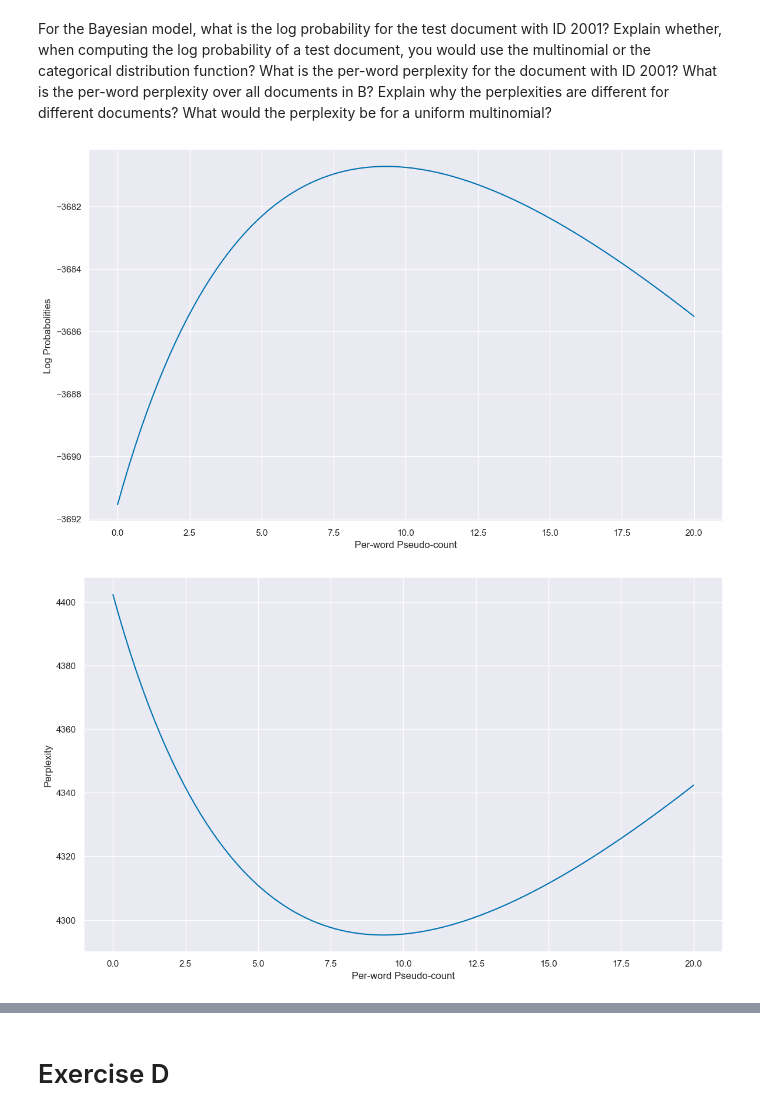
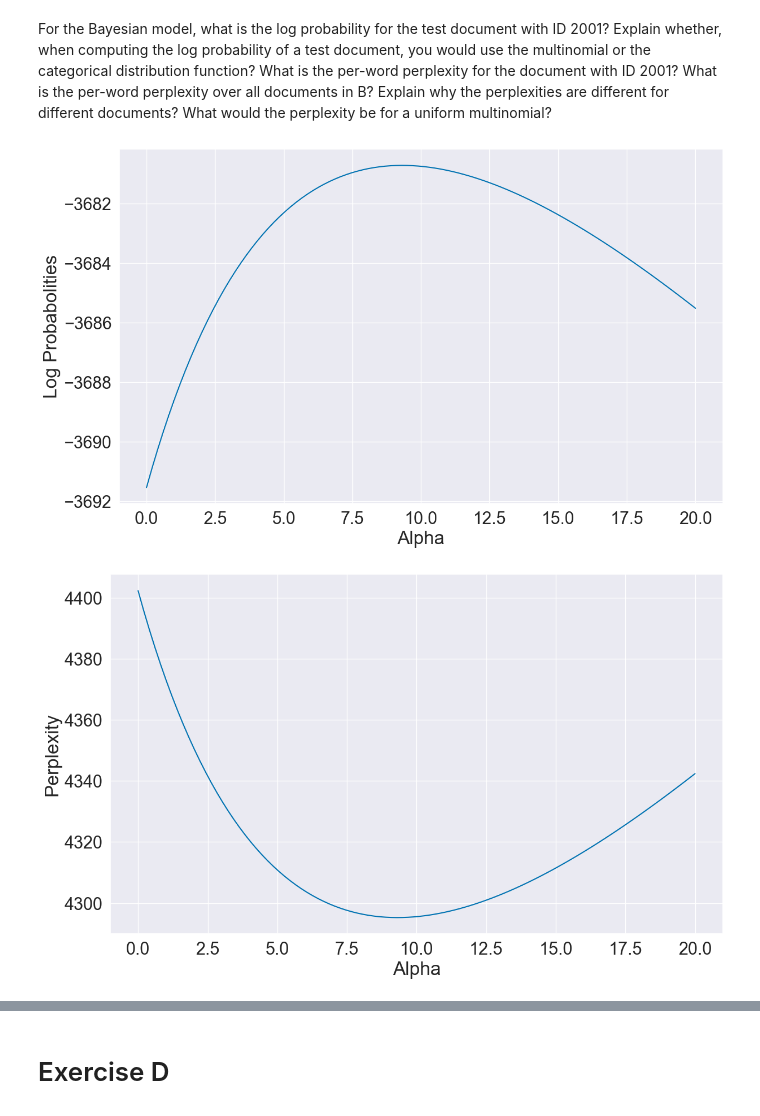
Before and after one commit to ofs416/Probabilistic_Machine_Learning, a Jupyter notebook: Coursework3/coursework3.ipynb, the cells around one changed output, grey strips where cells are left out. Saved outputs shown, nothing was run; the diff lists cells and outputs as text; code cells hidden in the pictures.

```diff
--- a/Coursework3/coursework3.ipynb
+++ b/Coursework3/coursework3.ipynb
@@ -9,7 +9,8 @@ from bmm import BMM
 from lda import LDA
 
 import seaborn as sns
-sns.set(rc={'figure.figsize':(14,8.27)})
+sns.set(rc={'figure.figsize':(14,8.27)}, font_scale=2)
+plt.rcParams.update({'font.size': 30})
 sns.set_palette('colorblind')
 # %%
 np.random.seed(1)
@@ -36,9 +27,13 @@ largest probability items in a histogram. For that multinomial model,
 what is the highest and lowest possible test set log probability (for any possible test set)? Explain the
 implications of this.
 # %%
-def pop_count_matrices(word_counts, set, document):
-    documents = np.where(set[:, 0] == document)  # get all occurrences of document d in the training data
-    w = np.array(set[documents, 1])  # number of unique words in document d
-    c = np.array(set[documents, 2])  # counts of words in document d
+W = np.max([np.max(A[:, 1]), np.max(B[:, 1])])  # total number of unique words
+D = np.max(A[:, 0])  # number of documents in A
+
+word_counts = np.zeros(W)
+# Populate the count matrices by looping over documents
+for d in range(D):
+    documents = np.where(A[:, 0] == d + 1)  # get all occurrences of document d in the training data
+    w = np.array(A[documents, 1])  # number of unique words in document d
+    c = np.array(A[documents, 2])  # counts of words in document d
     word_counts[w-1] += c  # number of times w is assigned to component k
-    return word_counts
@@ -158,22 +145,22 @@ for index, alpha in enumerate(alphas):
 # %%
 plt.plot(alphas, log_probs)
 plt.ylabel('Log Probabolities')
-plt.xlabel('Per-word Pseudo-count')
+plt.xlabel('Alpha')
 plt.xlim(-1, 21)
-plt.savefig('Figures/Exc_2001_lp.png', format="png", dpi=500, bbox_inches="tight")
+plt.savefig('Figures/Exc_2001_lp.png', format="png", dpi=800, bbox_inches="tight")
 plt.show()
 plt.close()
 
 plt.plot(alphas, perplexities)
 plt.ylabel('Perplexity')
-plt.xlabel('Per-word Pseudo-count')
+plt.xlabel('Alpha')
 plt.xlim(-1, 21)
-plt.savefig('Figures/Exc_2001_perp.png', format="png", dpi=500, bbox_inches="tight")
+plt.savefig('Figures/Exc_2001_perp.png', format="png", dpi=800, bbox_inches="tight")
 plt.show()
 plt.close()
 # %% [output]
-[figure, old version]
+[figure, new version]
-[figure, old version]
+[figure, new version]
 # %%
 test_doc_ids = np.arange(2001, 3431, 1)
 # %%
```
Also changed, not shown: parts of 14 cells of this notebook, 9 other files.
